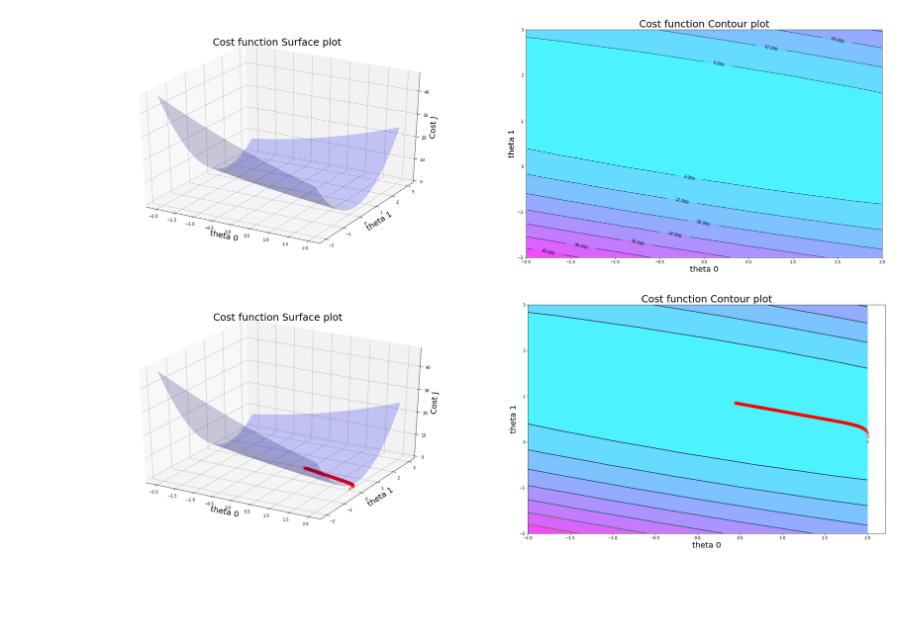
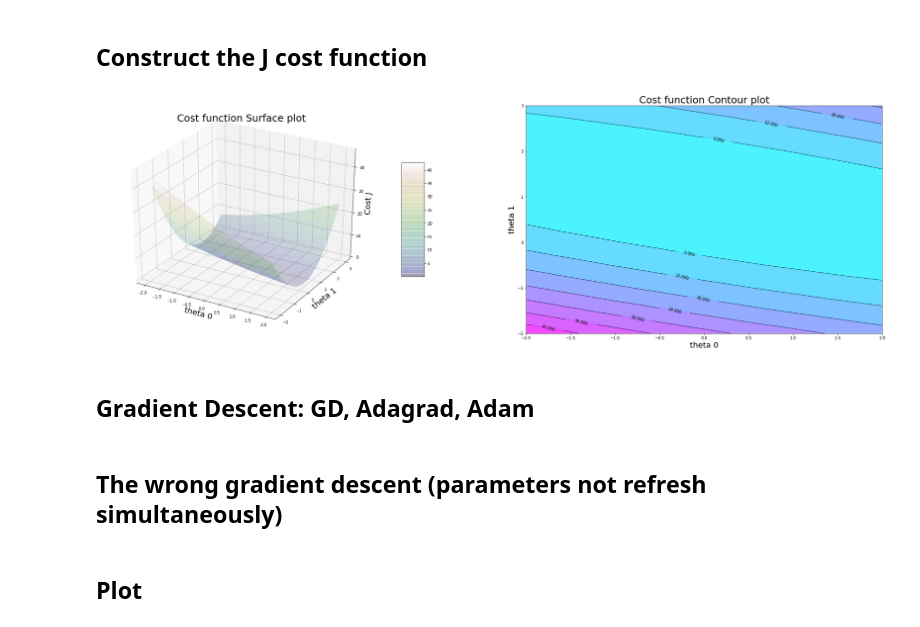
Before and after one commit to A2Zntu/ML_HW, a Jupyter notebook: Lab3/GradientDescent_Lab3.ipynb, the cells around one changed output. Cells and saved outputs as stored; diff of their text form; code cells hidden in the pictures; blank space fills up the shorter version.

```diff
--- a/Lab3/GradientDescent_Lab3.ipynb
+++ b/Lab3/GradientDescent_Lab3.ipynb
@@ -18,3 +38,5 @@ plt.plot(x, y, 'x')
+# %% [markdown]
+## Construct the J cost function
 # %%
 theta0 = np.arange(-2, 2.01, 0.25)
 theta1 = np.arange(-2, 3.01, 0.25)
@@ -33,21 +55,25 @@ theta0_axis, theta1_axis = np.meshgrid(theta0, theta1)
 # %%
 fig2 = plt.figure(2, figsize=(20, 10))
 ax = fig2.add_subplot(121, projection="3d")
-surf = ax.plot_surface(theta0_axis, theta1_axis, J, rstride=1, cstride=1, color='b', alpha=0.2)
+mycmap = plt.get_cmap('gist_earth')
+surf = ax.plot_surface(theta0_axis, theta1_axis, J, rstride=1, cstride=1, color='b', alpha=0.2, cmap=mycmap)
 ax.set_xlabel('theta 0', size = 20)
 ax.set_ylabel('theta 1', size = 20)
 ax.set_zlabel('Cost J', size = 20)
 ax.set_title('Cost function Surface plot', size = 25)
+fig2.colorbar(surf, ax = ax, shrink=0.5, aspect=5)
 
 ax = fig2.add_subplot(122)
 cp = ax.contour(theta0_axis, theta1_axis, J, linewidths=1, colors='black', linestyles='dashed')
 plt.contourf(theta0_axis, theta1_axis, J, alpha = 0.75, cmap = plt.cm.cool)
 plt.clabel(cp, inline = True, fontsize = 10)
 ax.set_xlabel('theta 0', size = 20)
 ax.set_ylabel('theta 1', size = 20)
 ax.set_title('Cost function Contour plot', size = 25)
 
 fig2.subplots_adjust(bottom=0.1, right=1.5, top=0.9)
 # %% [output]
-[figure, old version]
+[figure, new version]
+# %% [markdown]
+## Gradient Descent: GD, Adagrad, Adam
 # %%
@@ -86,0 +157,2 @@ theta_0, theta_1, theta0Hist, theta1Hist = gradientDescent(x, y, 2.0, 0.0, 0.01,
+# %% [markdown]
+## The wrong gradient descent (parameters not refresh simultaneously)
@@ -87,23 +203,22 @@ theta_0, theta_1, theta0Hist, theta1Hist = gradientDescent(x, y, 2.0, 0.0, 0.01,
+# %% [markdown]
+## Plot
 # %%
-fig3 = plt.figure(2, figsize=(20, 10))
-ax = fig3.add_subplot(121, projection="3d")
-surf = ax.plot_surface(theta0_axis, theta1_axis, J, rstride=1, cstride=1, color='b', alpha=0.2)
-plt.plot(theta0Hist, theta1Hist, 'x', color = 'r')
-ax.set_xlabel('theta 0', size = 20)
-ax.set_ylabel('theta 1', size = 20)
-ax.set_zlabel('Cost J', size = 20)
-ax.set_title('Cost function Surface plot', size = 25)
+def cost_plot(theta0Hist, theta1Hist, costHist):
+    fig3 = plt.figure(2, figsize=(20, 10))
+    ax = fig3.add_subplot(121)
+    plt.plot(np.arange(len(costHist)), costHist, color = 'green', linewidth = 7)
+    ax.set_xlabel('Iteration times', size = 20)
+    ax.set_ylabel('Cost', size = 20)
+    ax.set_title('Cost Plot by Iteration', size = 25)
 
+    ax = fig3.add_subplot(122)
+    cp = ax.contour(theta0_axis, theta1_axis, J, linewidths=1, colors='black', linestyles='dashed')
+    plt.contourf(theta0_axis, theta1_axis, J, alpha = 0.75, cmap = plt.cm.cool)
+    plt.clabel(cp, inline = True, fontsize = 10)
+    plt.plot(theta0Hist, theta1Hist, 'x', color = 'green')
+    plt.plot(reg.intercept_, reg.coef_[0], 'D', color = 'black', markersize = 12)
+    ax.set_xlabel('theta 0', size = 20)
+    ax.set_ylabel('theta 1', size = 20)
+    ax.set_title('Cost function Contour plot', size = 25)
 
-ax = fig3.add_subplot(122)
-contour = ax.contour(theta0_axis, theta1_axis, J)
-cp = ax.contour(theta0_axis, theta1_axis, J, linewidths=1, colors='black', linestyles='dashed')
-plt.contourf(theta0_axis, theta1_axis, J, alpha = 0.75, cmap = plt.cm.cool)
-plt.plot(theta0Hist, theta1Hist, 'x', color = 'r')
-ax.set_xlabel('theta 0', size = 20)
-ax.set_ylabel('theta 1', size = 20)
-ax.set_title('Cost function Contour plot', size = 25)
-
-fig3.subplots_adjust(bottom=0.1, right=1.5, top=0.9)
+    fig3.subplots_adjust(bottom=0.1, right=1.5, top=0.9)
-# %% [output]
-[figure, removed]
```
Also changed, not shown: parts of 10 cells of this notebook, 1 other file.
